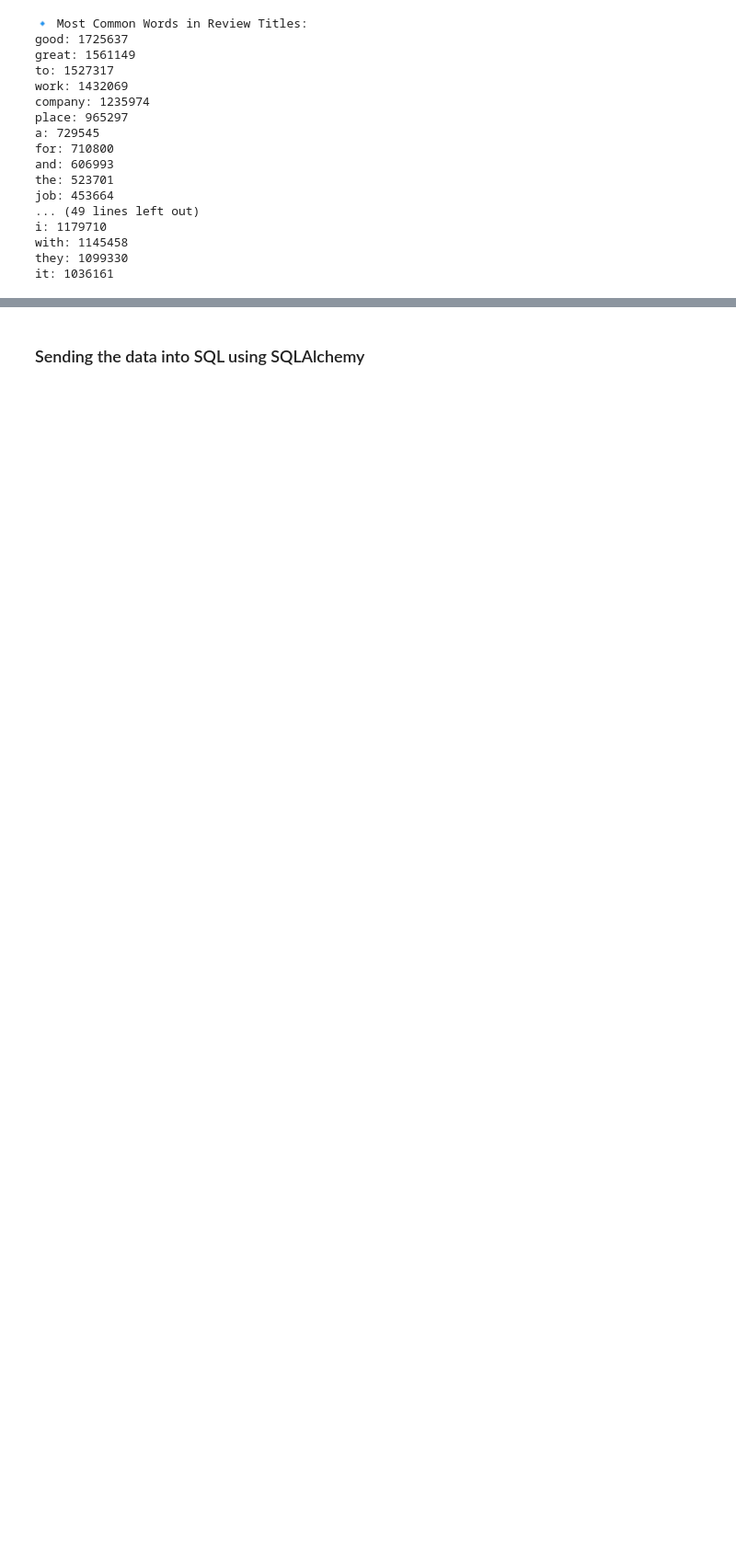
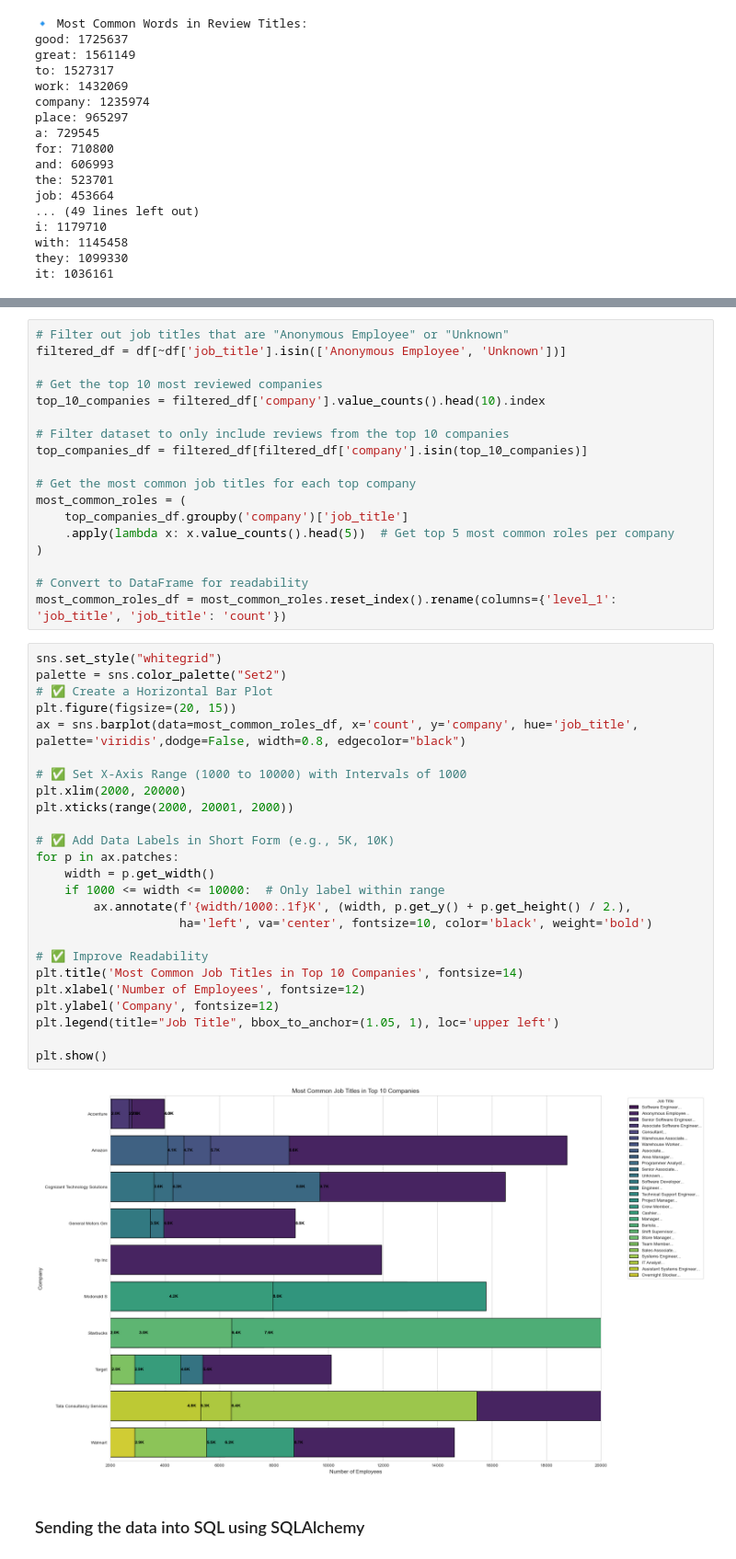
Before and after one commit to manikantalokesh/Glassdoor_review_data_analysis_project, a Jupyter notebook: glassdoor_review.ipynb, the cells around one changed output, grey strips where cells are left out. Shown at 92% size. Saved outputs shown, nothing was run; the diff lists cells and outputs as text; blank space fills up the shorter version.

```diff
--- a/glassdoor_review.ipynb
+++ b/glassdoor_review.ipynb
@@ -989,3 +969,48 @@ plot_wordcloud(df['negatives'], "Word Cloud of Negative Reviews")
+# %%
+# Filter out job titles that are "Anonymous Employee" or "Unknown"
+filtered_df = df[~df['job_title'].isin(['Anonymous Employee', 'Unknown'])]
+
+# Get the top 10 most reviewed companies
+top_10_companies = filtered_df['company'].value_counts().head(10).index
+
+# Filter dataset to only include reviews from the top 10 companies
+top_companies_df = filtered_df[filtered_df['company'].isin(top_10_companies)]
+
+# Get the most common job titles for each top company
+most_common_roles = (
+    top_companies_df.groupby('company')['job_title']
+    .apply(lambda x: x.value_counts().head(5))  # Get top 5 most common roles per company
+)
+
+# Convert to DataFrame for readability
+most_common_roles_df = most_common_roles.reset_index().rename(columns={'level_1': 'job_title', 'job_title': 'count'})
+# %%
+sns.set_style("whitegrid")
+palette = sns.color_palette("Set2")
+# ✅ Create a Horizontal Bar Plot
+plt.figure(figsize=(20, 15))
+ax = sns.barplot(data=most_common_roles_df, x='count', y='company', hue='job_title', palette='viridis',dodge=False, width=0.8, edgecolor="black")
+
+# ✅ Set X-Axis Range (1000 to 10000) with Intervals of 1000
+plt.xlim(2000, 20000)
+plt.xticks(range(2000, 20001, 2000))
+
+# ✅ Add Data Labels in Short Form (e.g., 5K, 10K)
+for p in ax.patches:
+    width = p.get_width()
+    if 1000 <= width <= 10000:  # Only label within range
+        ax.annotate(f'{width/1000:.1f}K', (width, p.get_y() + p.get_height() / 2.),
+                    ha='left', va='center', fontsize=10, color='black', weight='bold')
+
+# ✅ Improve Readability
+plt.title('Most Common Job Titles in Top 10 Companies', fontsize=14)
+plt.xlabel('Number of Employees', fontsize=12)
+plt.ylabel('Company', fontsize=12)
+plt.legend(title="Job Title", bbox_to_anchor=(1.05, 1), loc='upper left')
+
+plt.show()
+# %% [output]
+[figure, added]
 # %% [markdown]
 ### Sending the data into SQL using SQLAlchemy
 # %%
```
Also changed, not shown: parts of 8 cells of this notebook.
